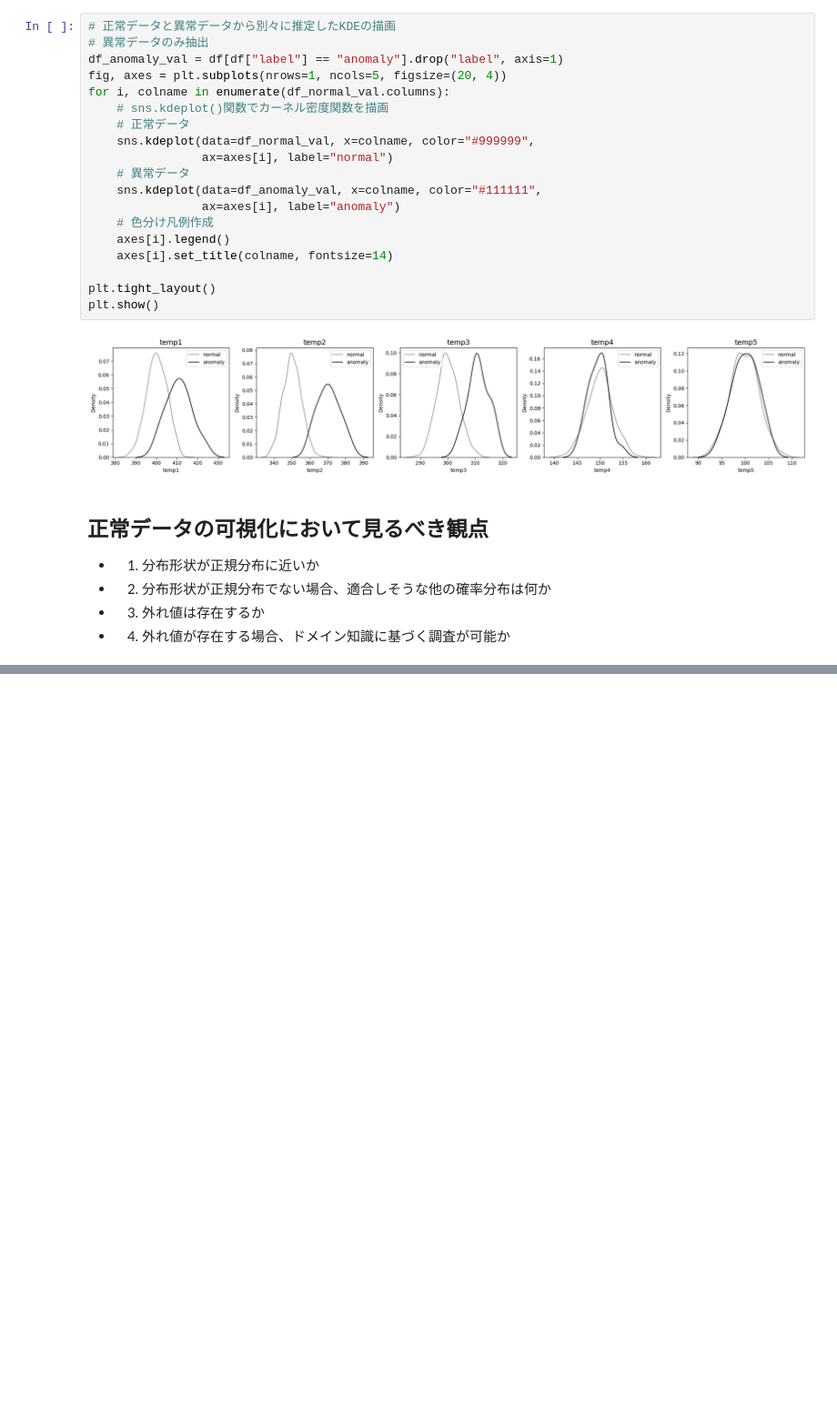
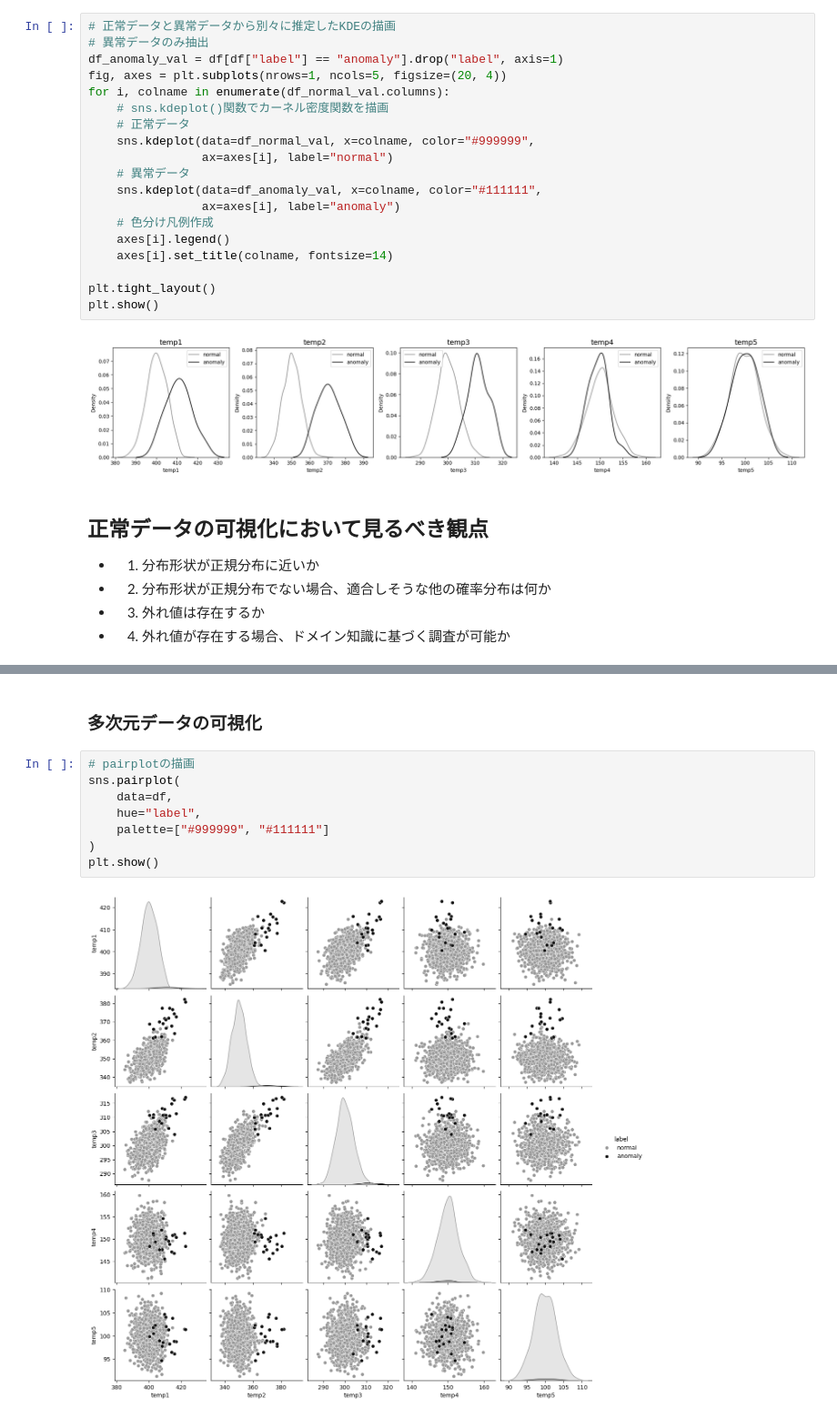
Before and after one commit to SY-256/anomaly_detection, a Jupyter notebook: notebook/chapter2_1.ipynb, the cells around one changed output, grey strips where cells are left out. Shown at 91% size. Drawn from its saved outputs; the diff is of its cells as text; blank space fills up the shorter version.

```diff
--- a/notebook/chapter2_1.ipynb
+++ b/notebook/chapter2_1.ipynb
@@ -290,0 +367,12 @@ plt.show()
+# %% [markdown]
+### 多次元データの可視化
+# %%
+# pairplotの描画
+sns.pairplot(
+    data=df,
+    hue="label",
+    palette=["#999999", "#111111"]
+)
+plt.show()
+# %% [output]
+[figure, added]
```
Also changed, not shown: parts of 7 cells of this notebook.
